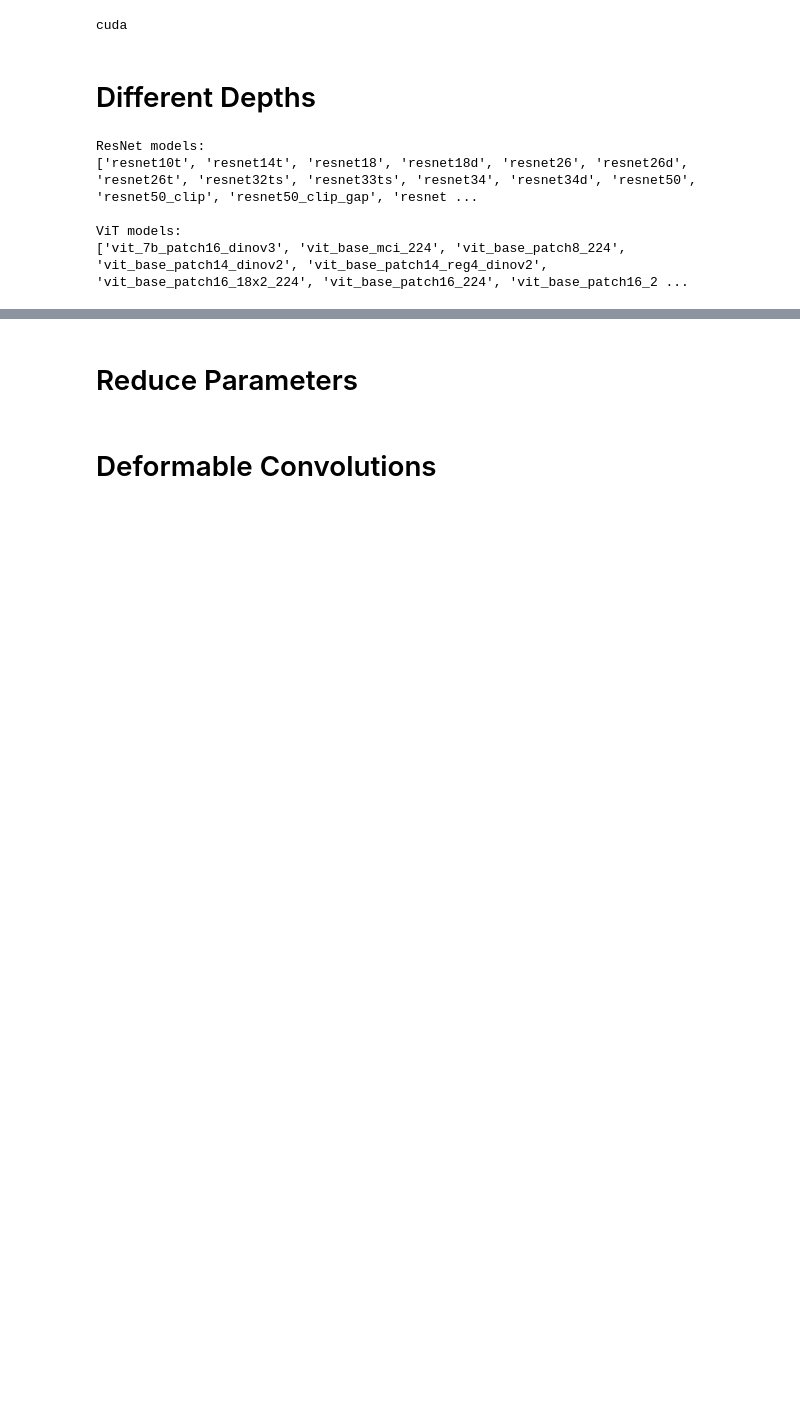
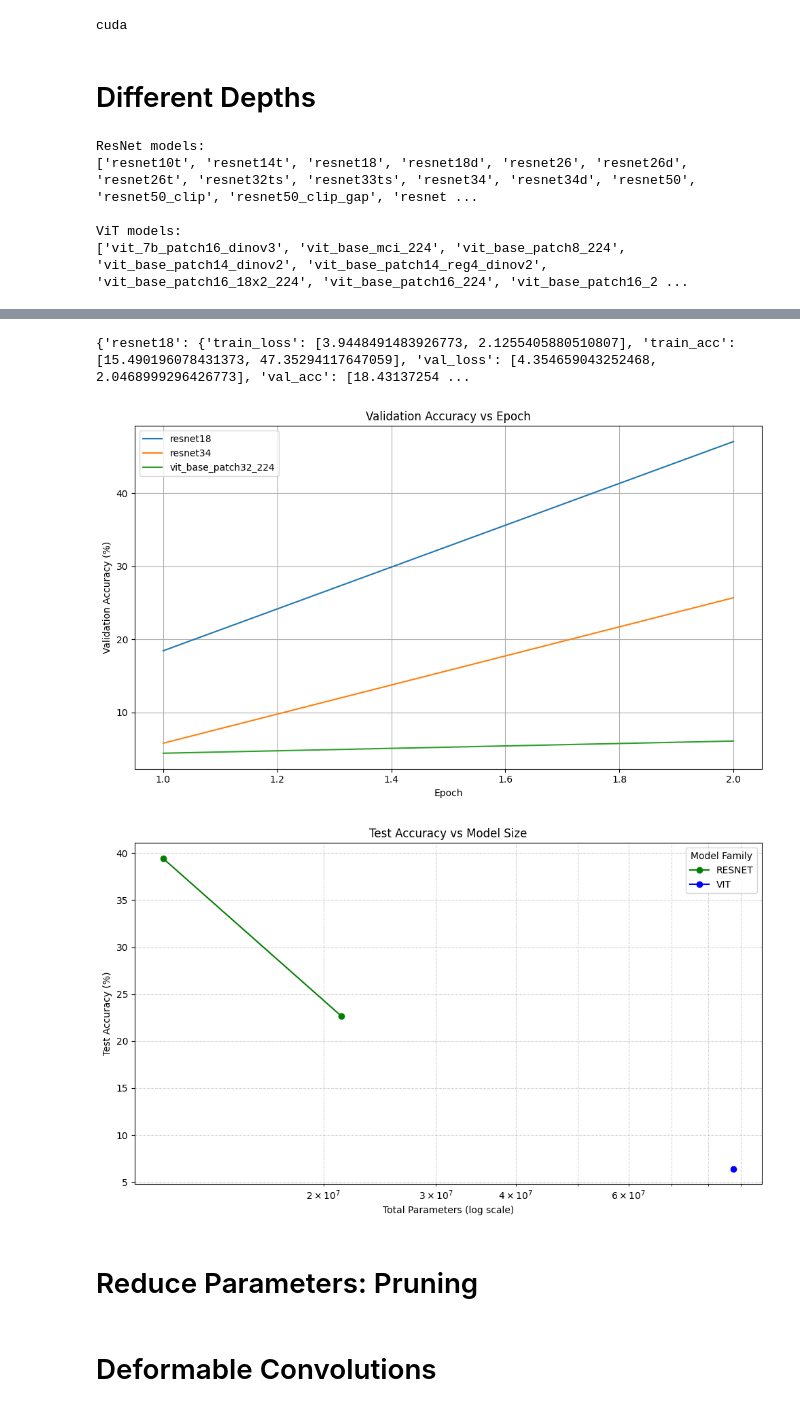
Before and after one commit to KyeYongChoo/SC4001-Deep-Learning, a Jupyter notebook: person_b_model_architecture/model_architecture.ipynb, the cells around one changed output, grey strips where cells are left out. Drawn from its saved outputs; the diff is of its cells as text; code cells hidden in the pictures; blank space fills up the shorter version.

Commit message:
Analysed the model for different depths

```diff
--- a/person_b_model_architecture/model_architecture.ipynb
+++ b/person_b_model_architecture/model_architecture.ipynb
@@ -236,0 +264,8 @@ torch.Size([32, 3, 224, 224])
+# %%
+# class Mode(Enum):
+# 	DEBUG_OVERWRITE = auto()   # short epochs, overwrite results
+# 	FULL_OVERWRITE = auto()    # long epochs, overwrite results
+# 	FULL_SKIP = auto()         # long epochs, skip existing results
+# 	DEBUG_SKIP = auto()        # short epochs, skip existing results
+
+histories = get_or_compute_model_results(Mode.DEBUG_OVERWRITE)
@@ -237 +306,5 @@ torch.Size([32, 3, 224, 224])
+# %%
+print(histories)
+# %% [output]
+{'resnet18': {'train_loss': [3.9448491483926773, 2.1255405880510807], 'train_acc': [15.490196078431373, 47.35294117647059], 'val_loss': [4.354659043252468, 2.0468999296426773], 'val_acc': [18.43137254 ...
 # %%
@@ -260,6 +377,9 @@ plt.show()
 # %%
-# def create_vit_model(num_classes=102):
+plot_model_histories(histories)
+# %% [output]
+[figure, added]
+[figure, added]
 # %% [markdown]
-# Reduce Parameters
+# Reduce Parameters: Pruning
 # %% [markdown]
 # Deformable Convolutions
```
Also changed, not shown: parts of 10 cells of this notebook, 12 other files.
